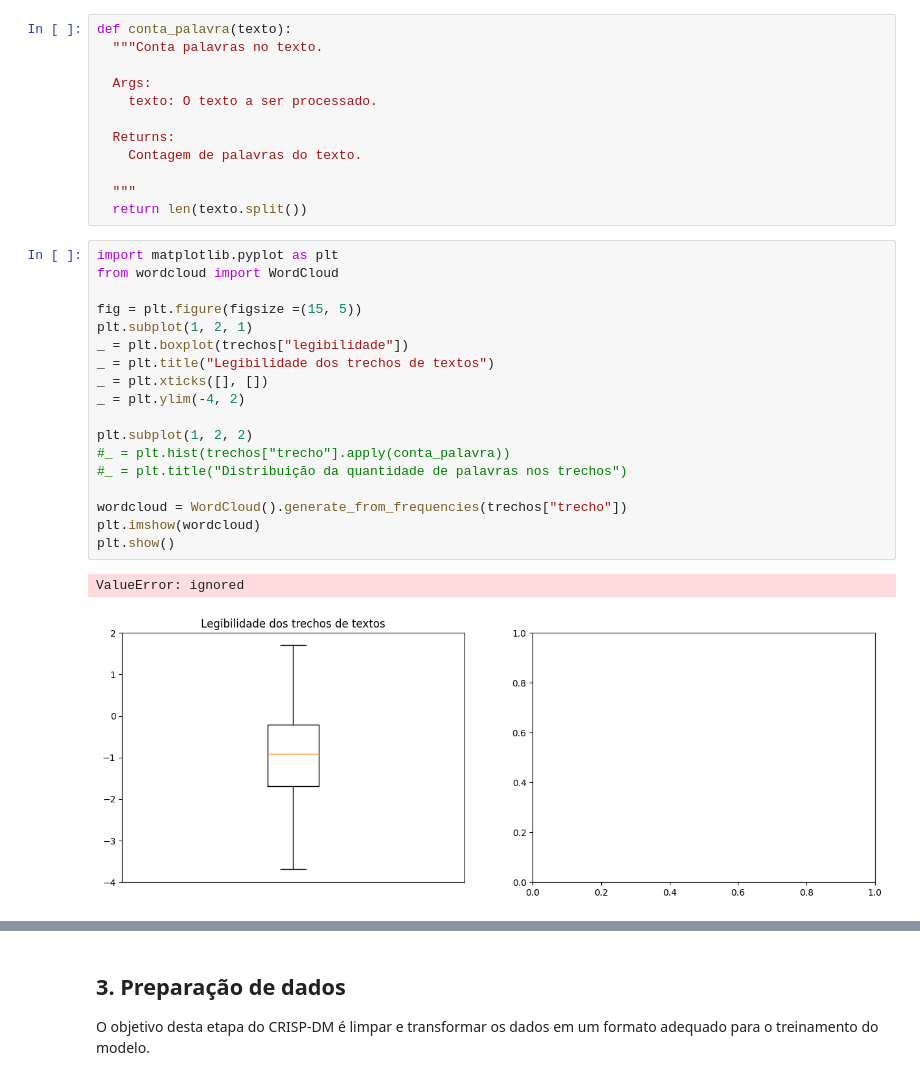
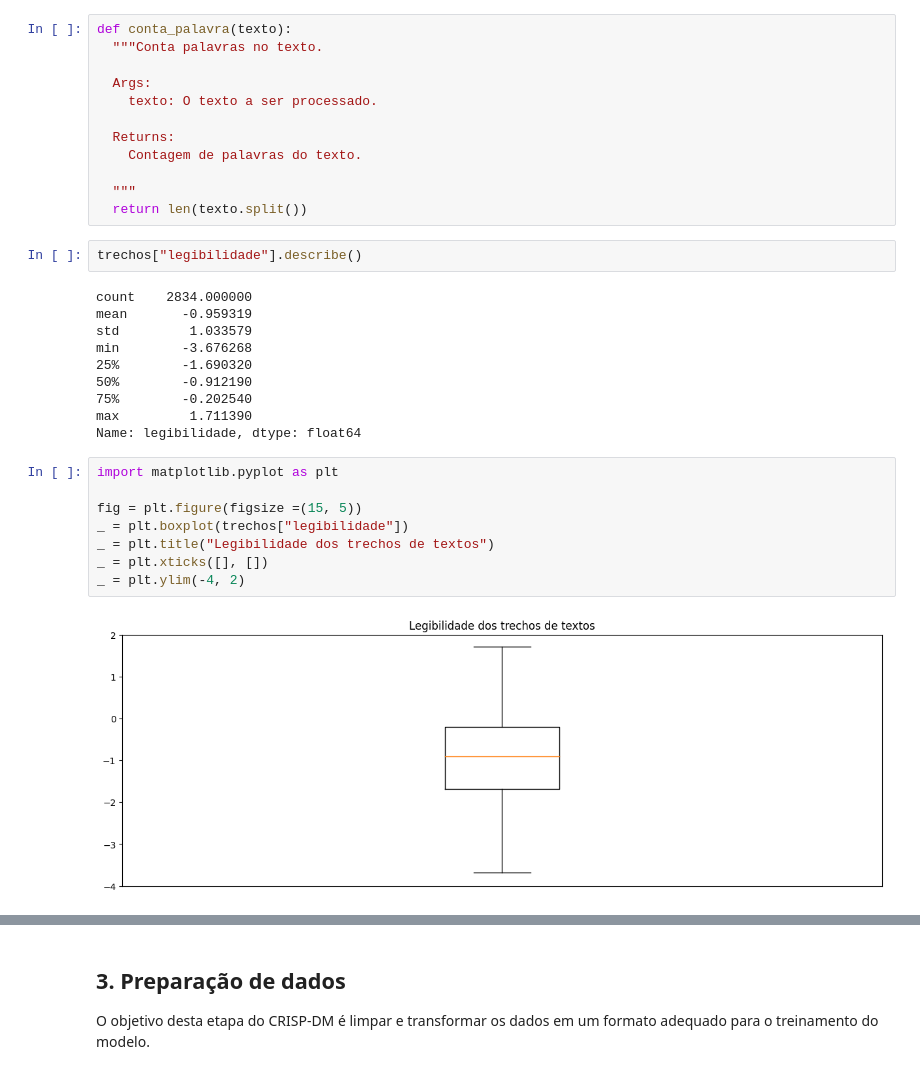
Before and after one commit to gomesluiz/commonlit-readability-predicting, a Jupyter notebook: make_model.ipynb, the cells around one changed output, grey strips where cells are left out. Drawn from its saved outputs; the diff is of its cells as text.

```diff
--- a/make_model.ipynb
+++ b/make_model.ipynb
@@ -103,24 +103,25 @@ def conta_palavra(texto):
 
   """
   return len(texto.split())
+# %%
+trechos["legibilidade"].describe()
+# %% [output]
+count    2834.000000
+mean       -0.959319
+std         1.033579
+min        -3.676268
+25%        -1.690320
+50%        -0.912190
+75%        -0.202540
+max         1.711390
+Name: legibilidade, dtype: float64
 # %%
 import matplotlib.pyplot as plt
-from wordcloud import WordCloud
 
 fig = plt.figure(figsize =(15, 5))
-plt.subplot(1, 2, 1)
 _ = plt.boxplot(trechos["legibilidade"])
 _ = plt.title("Legibilidade dos trechos de textos")
 _ = plt.xticks([], [])
 _ = plt.ylim(-4, 2)
-
-plt.subplot(1, 2, 2)
-#_ = plt.hist(trechos["trecho"].apply(conta_palavra))
-#_ = plt.title("Distribuição da quantidade de palavras nos trechos")
-
-wordcloud = WordCloud().generate_from_frequencies(trechos["trecho"])
-plt.imshow(wordcloud)
-plt.show()
 # %% [output]
-ValueError: ignored
-[figure, old version]
+[figure, new version]
```
Also changed, not shown: parts of 2 cells of this notebook.
